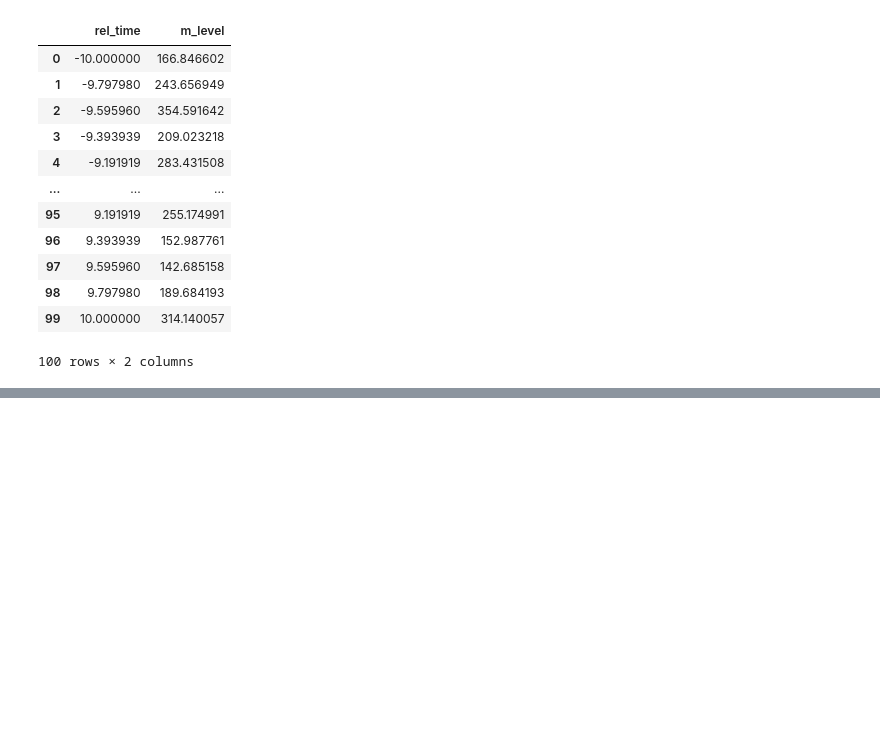
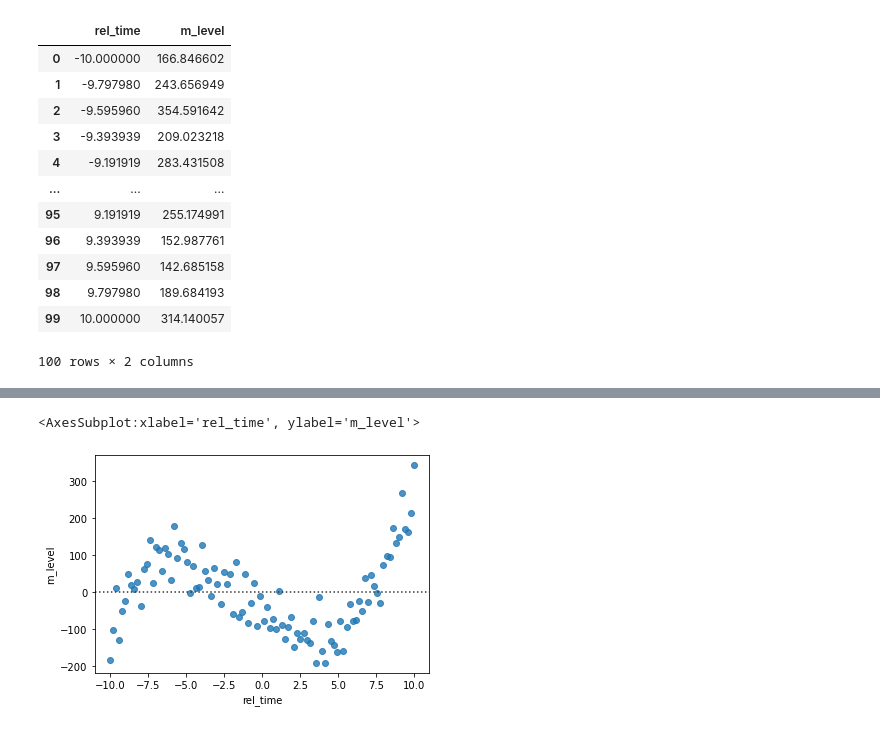
Before and after one commit to 0417Paul/PSY341K-FDS1, a Jupyter notebook: Exercise-008/Exercise-008-codes.ipynb, the cells around one changed output, grey strips where cells are left out. Saved outputs shown, nothing was run; the diff lists cells and outputs as text; code cells hidden in the pictures; blank space fills up the shorter version.

```diff
--- a/Exercise-008/Exercise-008-codes.ipynb
+++ b/Exercise-008/Exercise-008-codes.ipynb
@@ -21,0 +29,5 @@ display(data_1)
+# %%
+sns.residplot(data=data_1, x='rel_time', y='m_level',)
+# %% [output]
+<AxesSubplot:xlabel='rel_time', ylabel='m_level'>
+[figure, added]
```
Also changed, not shown: parts of 5 cells of this notebook, 21 other files.
